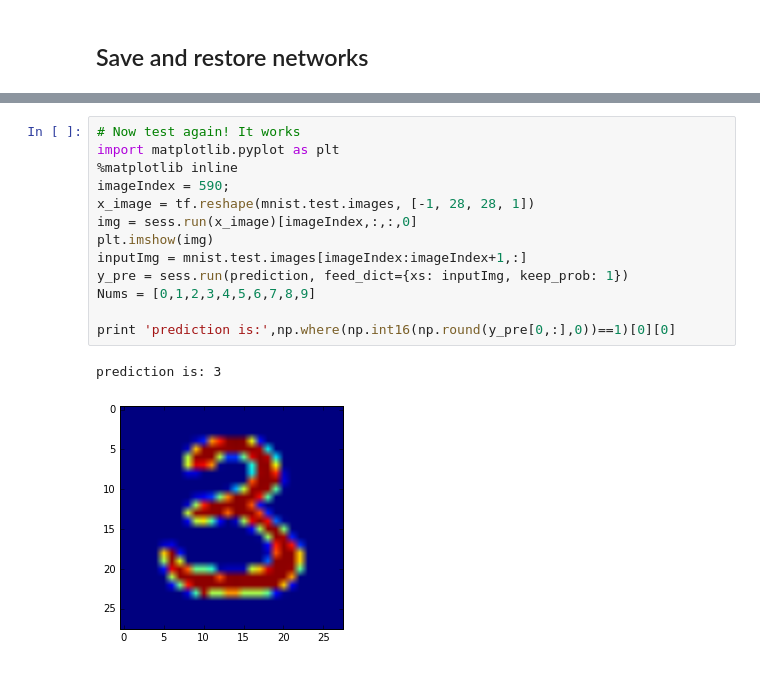
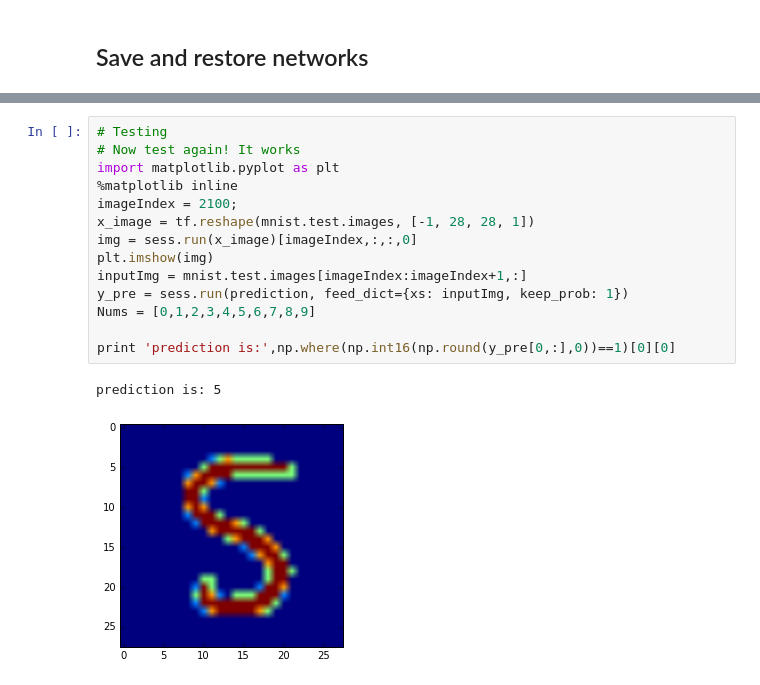
Before and after one commit to zyang96/Tensorflow_AlexNet, a Jupyter notebook: tensor_flow_practice.ipynb, the cells around one changed output, grey strips where cells are left out. Saved outputs shown, nothing was run; the diff lists cells and outputs as text.

```diff
--- a/tensor_flow_practice.ipynb
+++ b/tensor_flow_practice.ipynb
@@ -857,16 +885,17 @@ Caused by op u'save_2/restore_slice_24', defined at:
 # %%
+# Testing
 # Now test again! It works
 import matplotlib.pyplot as plt
 %matplotlib inline
-imageIndex = 590;
+imageIndex = 2100;
 x_image = tf.reshape(mnist.test.images, [-1, 28, 28, 1])
 img = sess.run(x_image)[imageIndex,:,:,0]
 plt.imshow(img)
 inputImg = mnist.test.images[imageIndex:imageIndex+1,:]
 y_pre = sess.run(prediction, feed_dict={xs: inputImg, keep_prob: 1})
 Nums = [0,1,2,3,4,5,6,7,8,9]
 
 print 'prediction is:',np.where(np.int16(np.round(y_pre[0,:],0))==1)[0][0]
 # %% [output]
-prediction is: 3
+prediction is: 5
-[figure, old version]
+[figure, new version]
```
Also changed, not shown: parts of 44 cells of this notebook, 18 other files.
